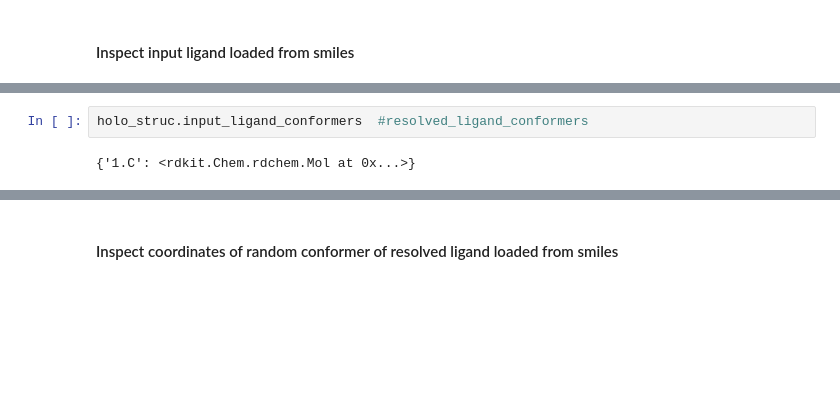
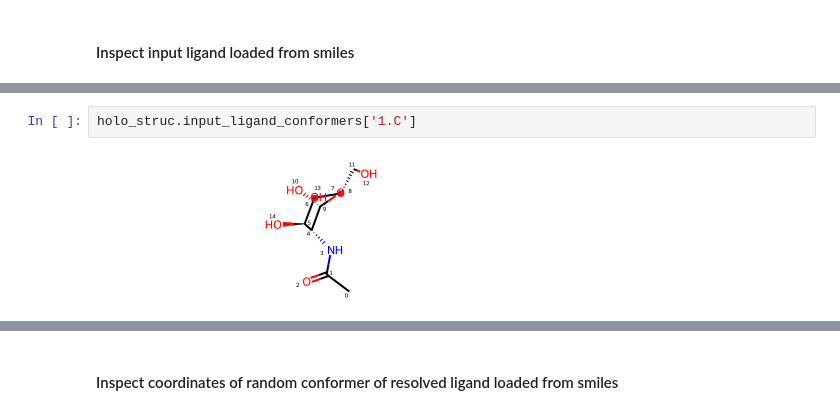
Before and after one commit to plinder-org/plinder, a Jupyter notebook: docs/examples/loader_examples.ipynb, the cells around one changed output, grey strips where cells are left out. Saved outputs shown, nothing was run; the diff lists cells and outputs as text; blank space fills up the shorter version.

```diff
--- a/docs/examples/loader_examples.ipynb
+++ b/docs/examples/loader_examples.ipynb
@@ -159,4 +253,4 @@ holo_struc.input_ligand_conformers  #resolved_ligand_conformers
 # %%
-holo_struc.input_ligand_conformers  #resolved_ligand_conformers
+holo_struc.input_ligand_conformers['1.C']
 # %% [output]
-{'1.C': <rdkit.Chem.rdchem.Mol at 0x...>}
+[figure, added]
```
Also changed, not shown: parts of 64 cells of this notebook, 2 other files.
